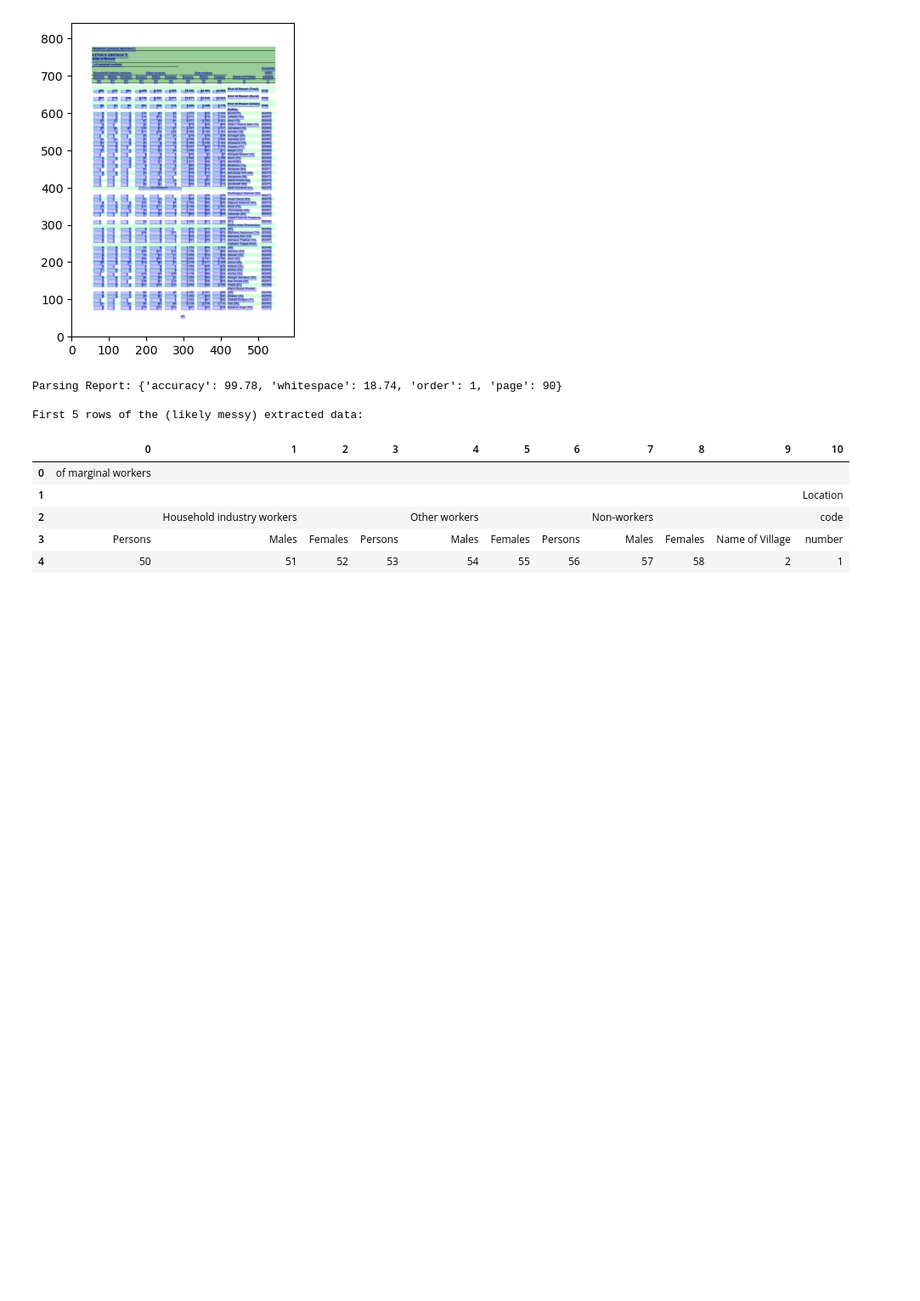
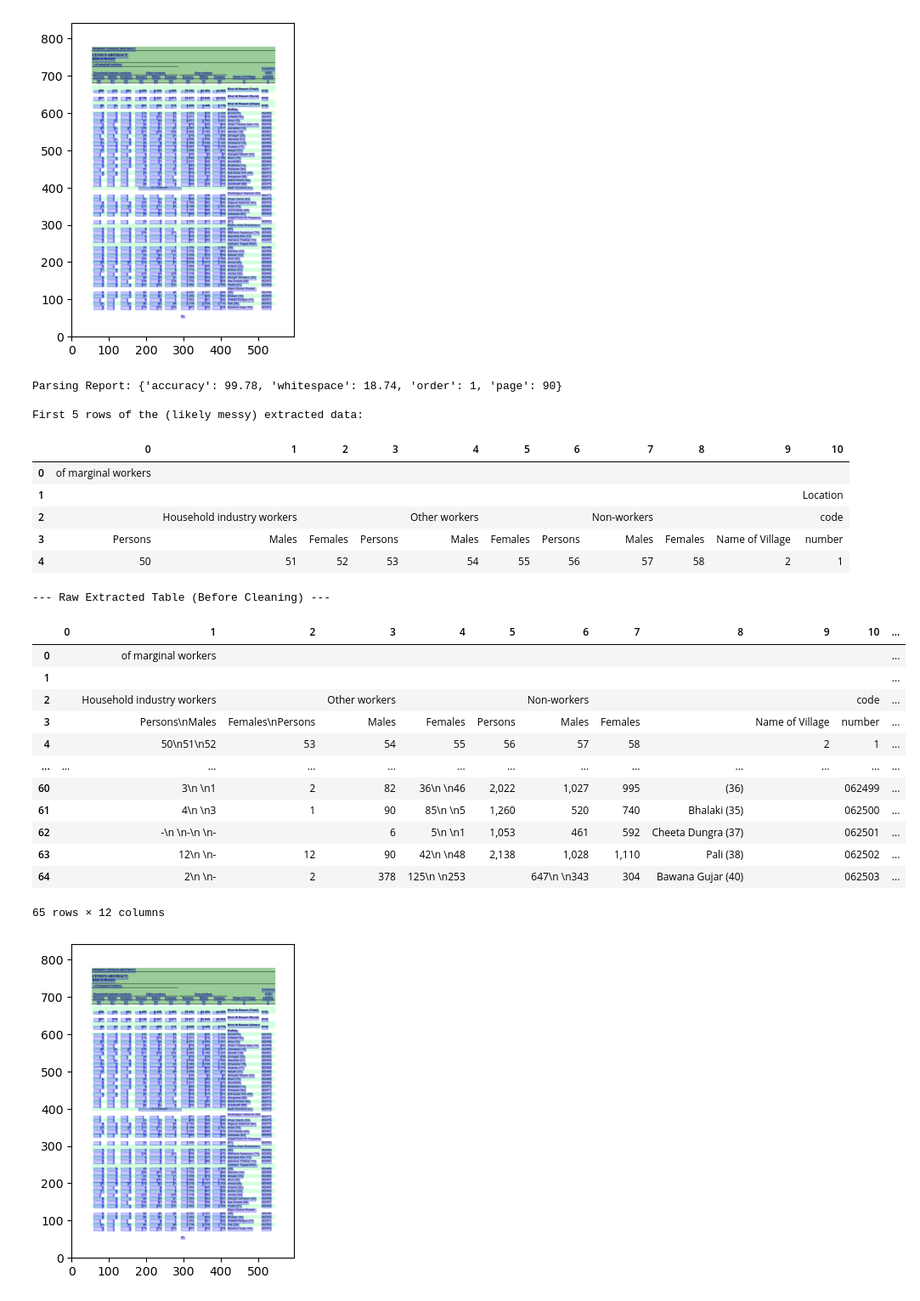
Before and after one commit to Sheenamittal/Aetheria-H, a Jupyter notebook: backend/01_data_extraction.ipynb, the cells around one changed output. Shown: that part at 85% size. Saved outputs shown, nothing was run; the diff lists cells and outputs as text; code cells hidden in the pictures; blank space fills up the shorter version.

```diff
--- a/backend/01_data_extraction.ipynb
+++ b/backend/01_data_extraction.ipynb
@@ -85,3 +85,51 @@ First 5 rows of the (likely messy) extracted data:
 | 2 |  | Household industry workers |  |  | Other workers |  |  | Non-workers |  |  | code |
 | 3 | Persons | Males | Females | Persons | Males | Females | Persons | Males | Females | Name of Village | number |
 | 4 | 50 | 51 | 52 | 53 | 54 | 55 | 56 | 57 | 58 | 2 | 1 |
+# %%
+import camelot
+import pandas as pd
+
+# --- CONFIGURATION ---
+PDF_PATH_B = "../data/demographics/rewari_census_handbook_part_B.pdf"
+TARGET_PAGE = 90
+
+# --- YOUR MISSION: ADJUST THESE NUMBERS ---
+# Look at the plot and find the x-coordinates of the gaps between columns.
+COLUMN_SEPARATORS = [55, 150, 190, 225, 280, 320, 365, 415, 455, 495, 535]
+# ---
+
+# --- EXTRACTION ---
+tables = camelot.read_pdf(
+    PDF_PATH_B,
+    pages=str(TARGET_PAGE),
+    flavor='stream',
+    columns=[','.join(map(str, COLUMN_SEPARATORS))]
+)
+
+# --- VISUAL DEBUGGING ---
+if tables.n > 0:
+    print("--- Raw Extracted Table (Before Cleaning) ---")
+    # This is the most important output. We want to see clean, separate columns here.
+    display(tables[0].df)
+
+    # Generate the plot to help you adjust the coordinates
+    fig = camelot.plot(tables[0], kind='text')
+    plt.show()
+else:
+    print("No table found.")
+# %% [output]
+--- Raw Extracted Table (Before Cleaning) ---
+|  | 0 | 1 | 2 | 3 | 4 | 5 | 6 | 7 | 8 | 9 | 10 | ... |
+| 0 |  | of marginal workers |  |  |  |  |  |  |  |  |  | ... |
+| 1 |  |  |  |  |  |  |  |  |  |  |  | ... |
+| 2 |  | Household industry workers |  | Other workers |  |  | Non-workers |  |  |  | code | ... |
+| 3 |  | Persons\nMales | Females\nPersons | Males | Females | Persons | Males | Females |  | Name of Village | number | ... |
+| 4 |  | 50\n51\n52 | 53 | 54 | 55 | 56 | 57 | 58 |  | 2 | 1 | ... |
+| ... | ... | ... | ... | ... | ... | ... | ... | ... | ... | ... | ... | ... |
+| 60 |  | 3\n \n1 | 2 | 82 | 36\n \n46 | 2,022 | 1,027 | 995 | (36) |  | 062499 | ... |
+| 61 |  | 4\n \n3 | 1 | 90 | 85\n \n5 | 1,260 | 520 | 740 | Bhalaki (35) |  | 062500 | ... |
+| 62 |  | -\n \n-\n \n- |  | 6 | 5\n \n1 | 1,053 | 461 | 592 | Cheeta Dungra (37) |  | 062501 | ... |
+| 63 |  | 12\n \n- | 12 | 90 | 42\n \n48 | 2,138 | 1,028 | 1,110 | Pali (38) |  | 062502 | ... |
+| 64 |  | 2\n \n- | 2 | 378 | 125\n \n253 |  | 647\n \n343 | 304 | Bawana Gujar (40) |  | 062503 | ... |
+65 rows × 12 columns
+[figure, added]
```
Also changed, not shown: parts of 1 cell of this notebook, 1 other file.
